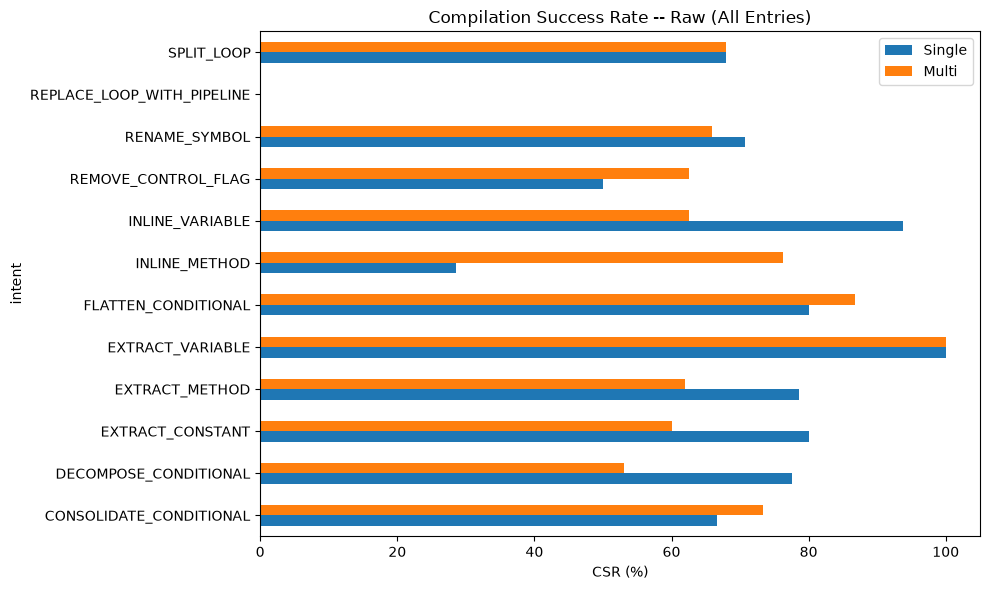
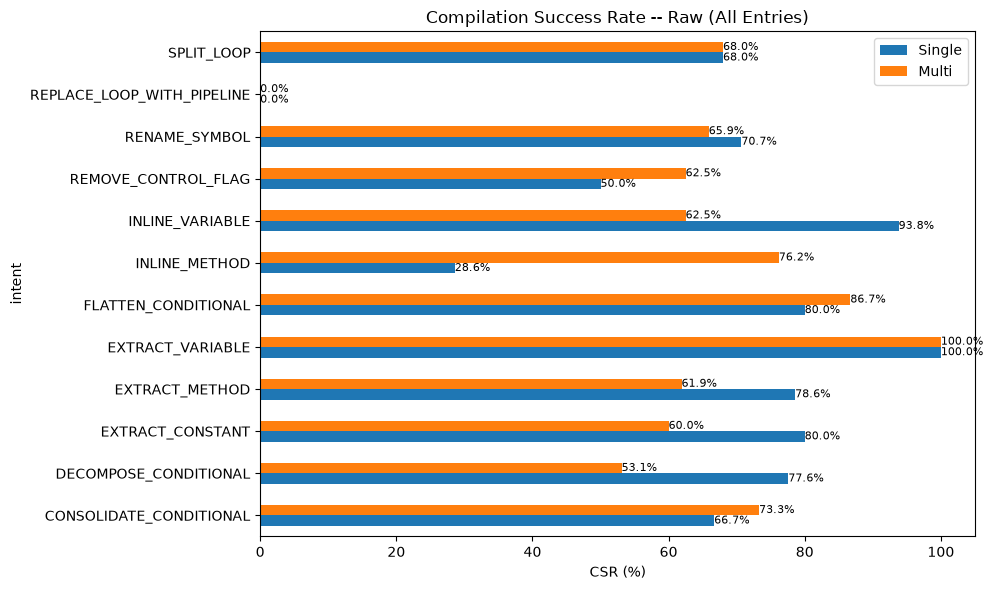
The change to this notebook cell's code, shown as a diff; its figure went from the first image to the second:
--- before
+++ after
@@ -5,3 +5,5 @@
 ax=csr_intent.plot.barh(figsize=(10,6))
 ax.set_title('Compilation Success Rate -- Raw (All Entries)')
+for p in ax.patches:
+    ax.annotate(f'{p.get_width():.1f}%',(p.get_width(),p.get_y()+p.get_height()/2),ha='left',va='center',fontsize=8)
 ax.set_xlabel('CSR (%)'); plt.tight_layout(); plt.show()

Commit: fix: add value annotations to all bar charts